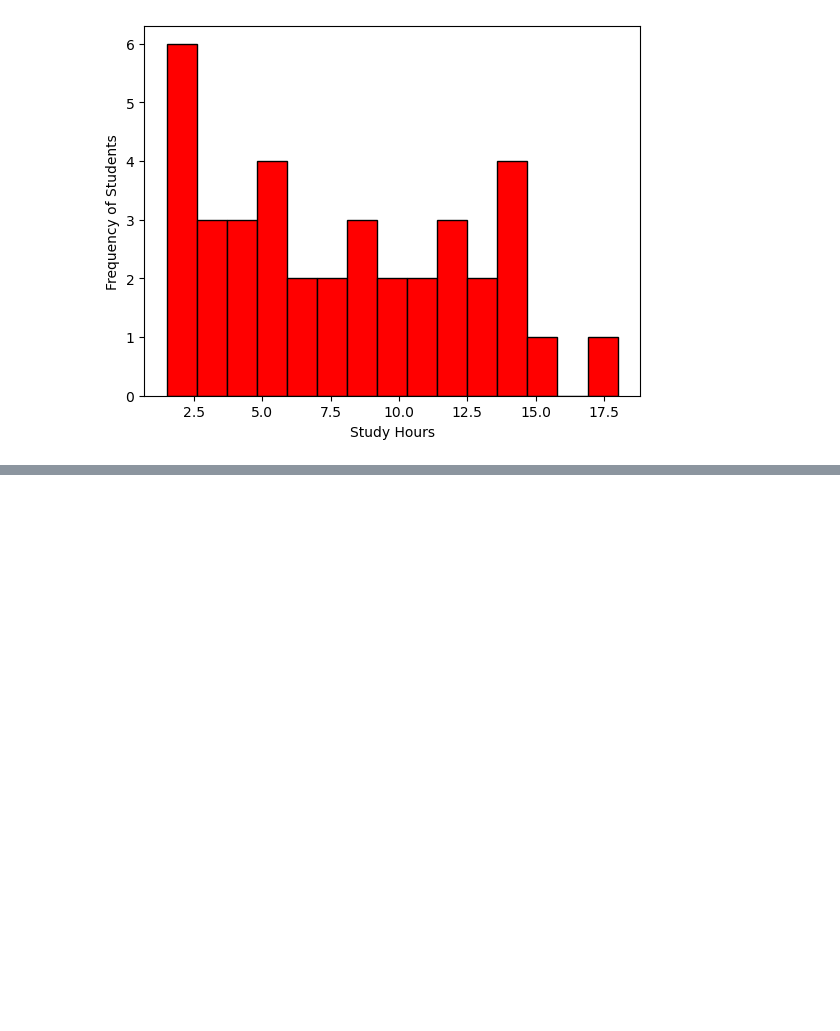
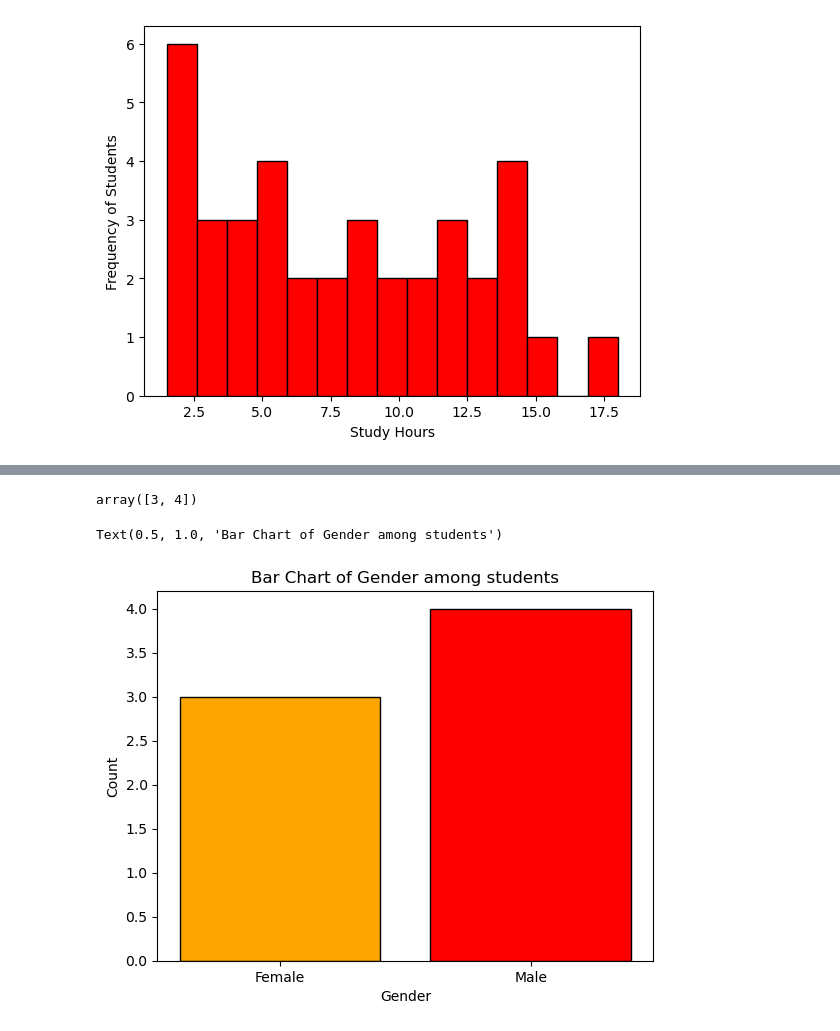
Before and after one commit to nafijur-rahaman/Data-Analysis-With-Python, a Jupyter notebook: Matplotlib/basic.ipynb, the cells around one changed output, grey strips where cells are left out. Cells and saved outputs as stored; diff of their text form; code cells hidden in the pictures; blank space fills up the shorter version.

Commit message:
bar chart

```diff
--- a/Matplotlib/basic.ipynb
+++ b/Matplotlib/basic.ipynb
@@ -124,0 +127,10 @@ Text(0, 0.5, 'Frequency of Students')
+# %%
+data = {
+    'Student': [ 'B', 'C', 'D', 'E', 'F', 'G', 'H'],
+    'Gender': [ 'Male', 'Female', 'Male', 'Female', 'Male', 'Female', 'Male'],
+    'StudyHours': [ 2, 5, 3, 7, 4, 8, 1],
+    'Attendance': [ 60, 88, 70, 95, 80, 98, 55],
+    'Grade': [ 'Fail', 'Pass', 'Fail', 'Pass', 'Pass', 'Pass', 'Fail']
+}
+
+df = pd.DataFrame(data)
@@ -124,0 +148,17 @@ Text(0, 0.5, 'Frequency of Students')
+# %%
+# gender wise
+
+gender_group = df.groupby("Gender").size()
+
+gender_group.index
+gender_group.values
+# %% [output]
+array([3, 4])
+# %%
+plt.bar(gender_group.index, gender_group.values, color = ['orange','red'], edgecolor = 'black')
+plt.xlabel('Gender')
+plt.ylabel('Count')
+plt.title('Bar Chart of Gender among students')
+# %% [output]
+Text(0.5, 1.0, 'Bar Chart of Gender among students')
+[figure, added]
```
Also changed, not shown: parts of 5 cells of this notebook, 1 other file.
